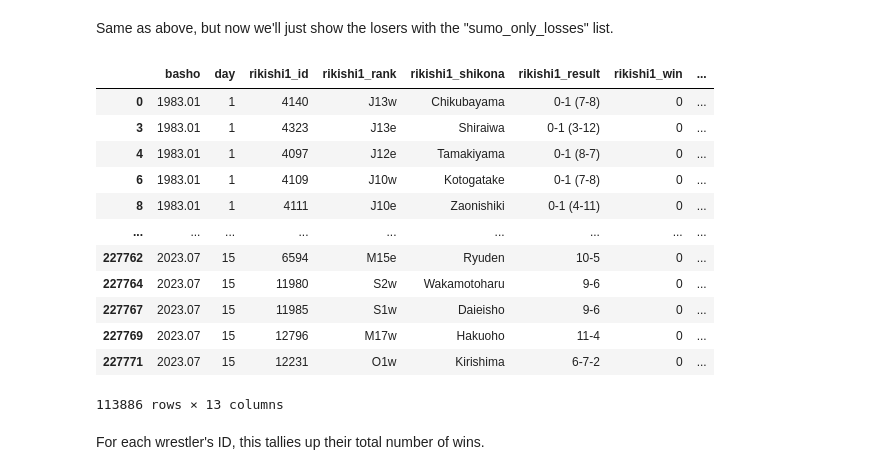
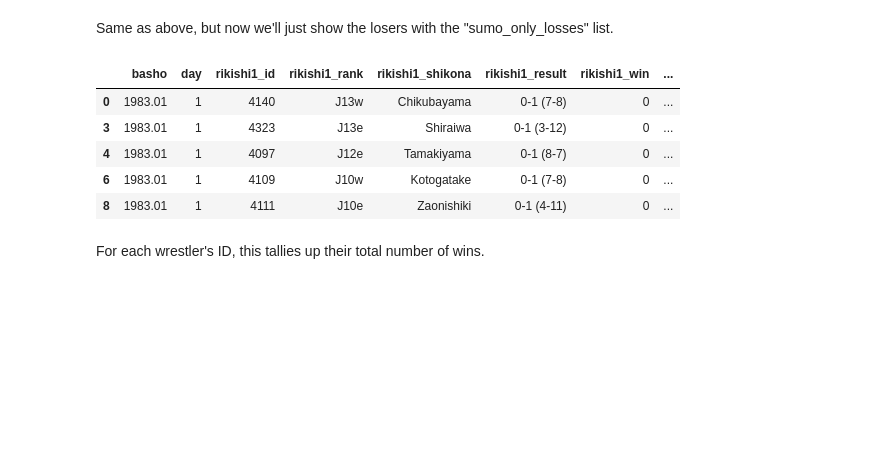
Before and after one commit to mjbrechner/sumo, a Jupyter notebook: sumo_analysis.ipynb, the cells around one changed output. Saved outputs shown, nothing was run; the diff lists cells and outputs as text; code cells hidden in the pictures; blank space fills up the shorter version.

```diff
--- a/sumo_analysis.ipynb
+++ b/sumo_analysis.ipynb
@@ -95,21 +88,14 @@ sumo_only_wins
 Same as above, but now we'll just show the losers with the "sumo_only_losses" list.
 # %%
 sumo_only_losses = results[results.rikishi1_win == int("0")]
-sumo_only_losses
+sumo_only_losses.head()
 # %% [output]
 |  | basho | day | rikishi1_id | rikishi1_rank | rikishi1_shikona | rikishi1_result | rikishi1_win | ... |
 | 0 | 1983.01 | 1 | 4140 | J13w | Chikubayama | 0-1 (7-8) | 0 | ... |
 | 3 | 1983.01 | 1 | 4323 | J13e | Shiraiwa | 0-1 (3-12) | 0 | ... |
 | 4 | 1983.01 | 1 | 4097 | J12e | Tamakiyama | 0-1 (8-7) | 0 | ... |
 | 6 | 1983.01 | 1 | 4109 | J10w | Kotogatake | 0-1 (7-8) | 0 | ... |
 | 8 | 1983.01 | 1 | 4111 | J10e | Zaonishiki | 0-1 (4-11) | 0 | ... |
-| ... | ... | ... | ... | ... | ... | ... | ... | ... |
-| 227762 | 2023.07 | 15 | 6594 | M15e | Ryuden | 10-5 | 0 | ... |
-| 227764 | 2023.07 | 15 | 11980 | S2w | Wakamotoharu | 9-6 | 0 | ... |
-| 227767 | 2023.07 | 15 | 11985 | S1w | Daieisho | 9-6 | 0 | ... |
-| 227769 | 2023.07 | 15 | 12796 | M17w | Hakuoho | 11-4 | 0 | ... |
-| 227771 | 2023.07 | 15 | 12231 | O1w | Kirishima | 6-7-2 | 0 | ... |
-113886 rows × 13 columns
 # %% [markdown]
 For each wrestler's ID, this tallies up their total number of wins.
 # %%
```
Also changed, not shown: parts of 16 cells of this notebook, 1 other file.
